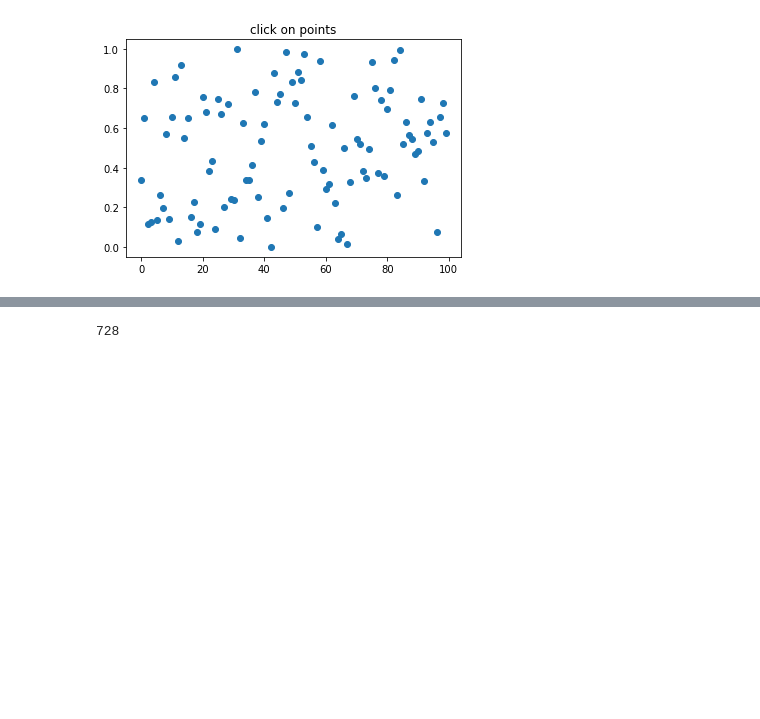
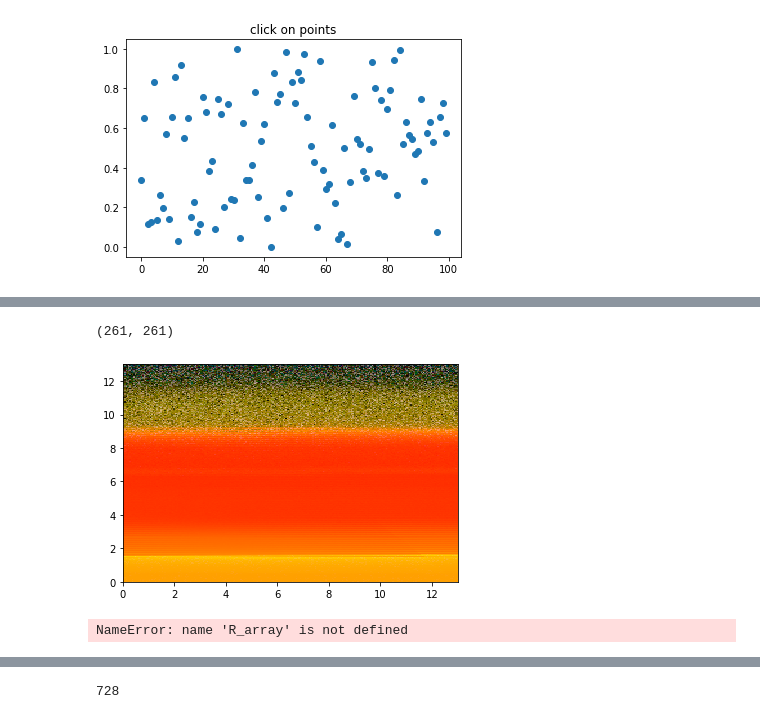
Before and after one commit to jrr1984/Prototipo0_S-D_SpectralGUI, a Jupyter notebook: spectral_gui/testing_line_profiler.ipynb, the cells around one changed output, grey strips where cells are left out. Saved outputs shown, nothing was run; the diff lists cells and outputs as text; code cells hidden in the pictures; blank space fills up the shorter version.

Commit message:
imshow works as expected

```diff
--- a/spectral_gui/testing_line_profiler.ipynb
+++ b/spectral_gui/testing_line_profiler.ipynb
@@ -129,3 +202,35 @@ RGB_file
+# %%
+x_array = xy.iloc[:,0].values
+y_array = xy.iloc[:,1].values
+np.shape(x_array)
+x_array = x_array.reshape(261,261)
+np.shape(x_array)
+# %% [output]
+(261, 261)
+# %%
+RGB_file = pd.read_csv('RGB_colors_50micron_abajo.csv',header=None)
+R_array = RGB_file.iloc[:,0].values
+G_array = RGB_file.iloc[:,1].values
+B_array = RGB_file.iloc[:,2].values
+
+R = R_array.reshape(230,260)
+G = G_array.reshape(230,260)
+B = B_array.reshape(230,260)
+#print(np.shape(R))
+#(728, 3648)
+#fig = plt.figure()
+#rgb_matrix = np.asarray(list_of_colors)
+#Z1 = np.vstack([R_array, G_array, B_array])
+#im = plt.imshow(np.dstack(Z1), interpolation='none', aspect='auto',extent=[0.0, 13.0, 0, 13.0])
+#plt.show()
+img = np.empty((230,260,3), dtype=np.uint8)
+img[:,:,0] = R
+img[:,:,1] = G
+img[:,:,2] = B
+im = plt.imshow(img,interpolation='none', aspect='auto',extent=[0.0, 13.0, 0, 13.0])
+plt.show()
+# %% [output]
+[figure, added]
 # %%
 def func():
 
@@ -145,6 +250,10 @@ def func():
     # plt.colorbar(im, orientation='horizontal')
     #mpldatacursor.datacursor(hover=True, bbox=dict(alpha=1, fc='w'))
     plt.show()
+# %%
+len(R_array)
+# %% [output]
+NameError: name 'R_array' is not defined
 # %%
 from line_profiler import LineProfiler
 lp = LineProfiler()
```
Also changed, not shown: parts of 24 cells of this notebook, 6 other files.
